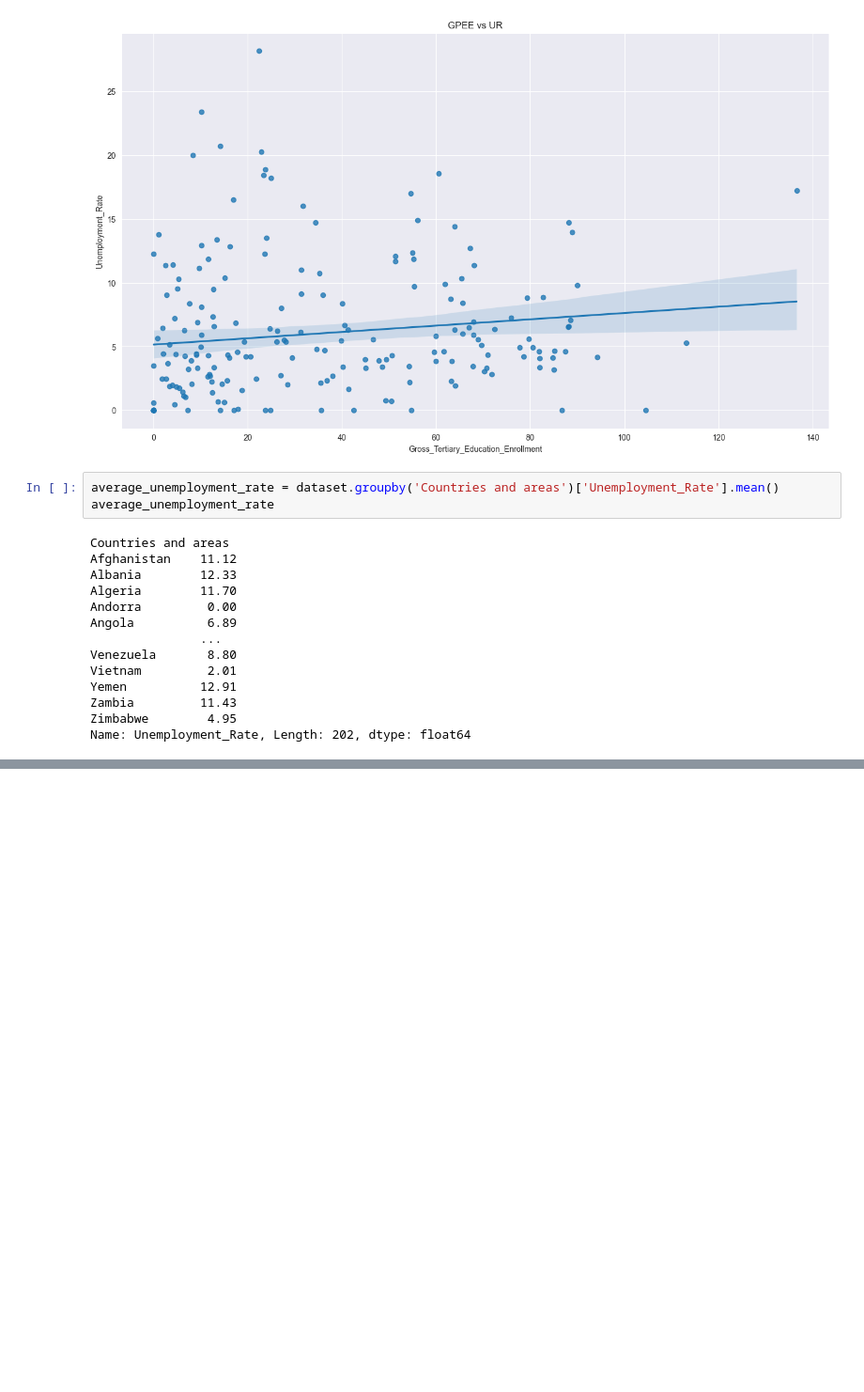
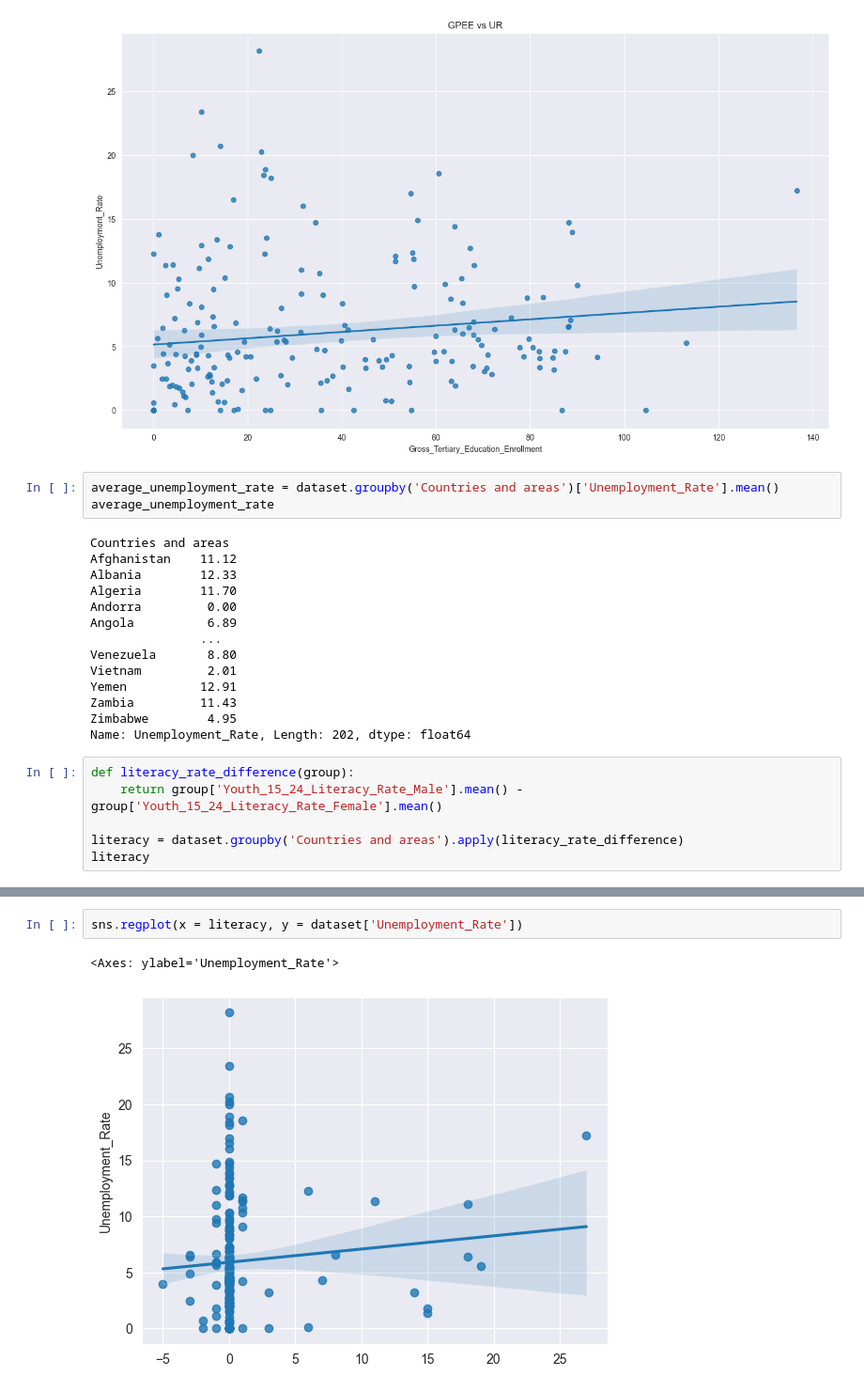
Before and after one commit to Kowallskiy/world_education, a Jupyter notebook: analysis.ipynb, the cells around one changed output, grey strips where cells are left out. Shown: that part at 94% size. Saved outputs shown, nothing was run; the diff lists cells and outputs as text; blank space fills up the shorter version.

```diff
--- a/analysis.ipynb
+++ b/analysis.ipynb
@@ -95,3 +95,9 @@ Yemen          12.91
 Zambia         11.43
 Zimbabwe        4.95
 Name: Unemployment_Rate, Length: 202, dtype: float64
+# %%
+def literacy_rate_difference(group):
+    return group['Youth_15_24_Literacy_Rate_Male'].mean() - group['Youth_15_24_Literacy_Rate_Female'].mean()
+
+literacy = dataset.groupby('Countries and areas').apply(literacy_rate_difference)
+literacy
@@ -97,0 +118,5 @@ Name: Unemployment_Rate, Length: 202, dtype: float64
+# %%
+sns.regplot(x = literacy, y = dataset['Unemployment_Rate'])
+# %% [output]
+<Axes: ylabel='Unemployment_Rate'>
+[figure, added]
```
Also changed, not shown: parts of 2 cells of this notebook.
